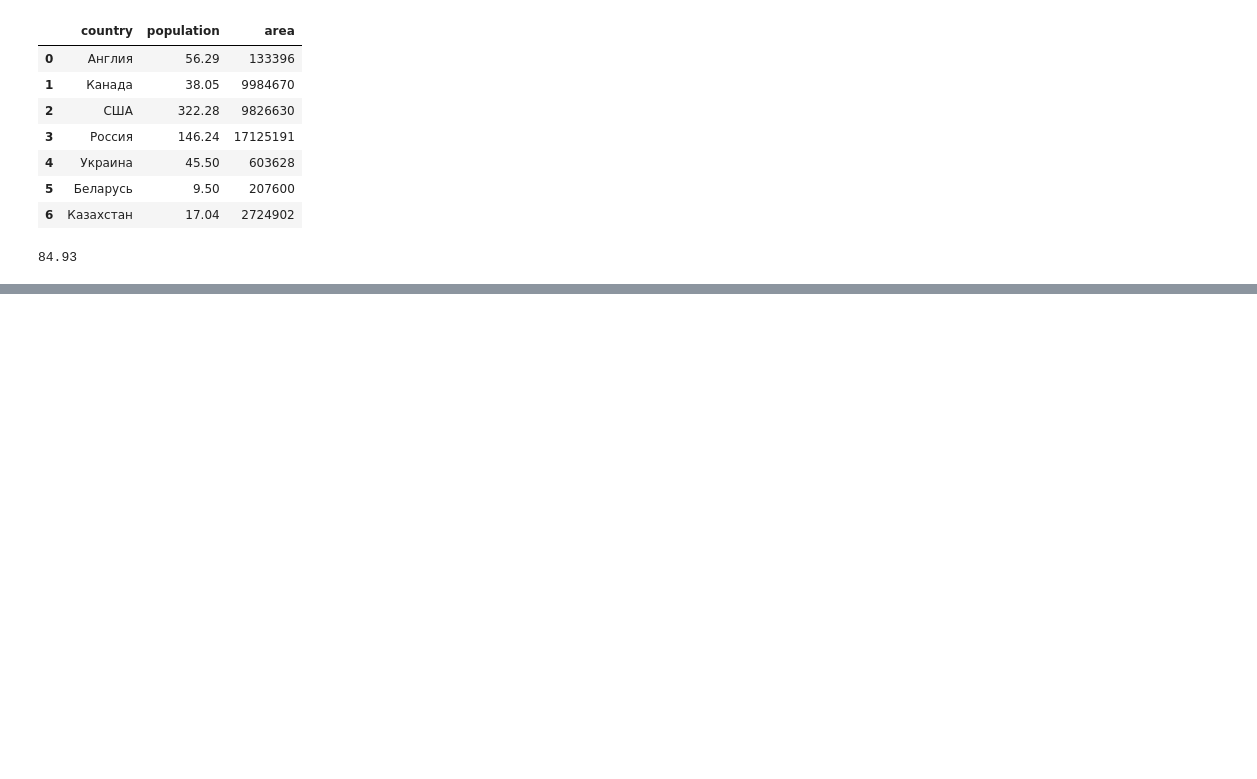
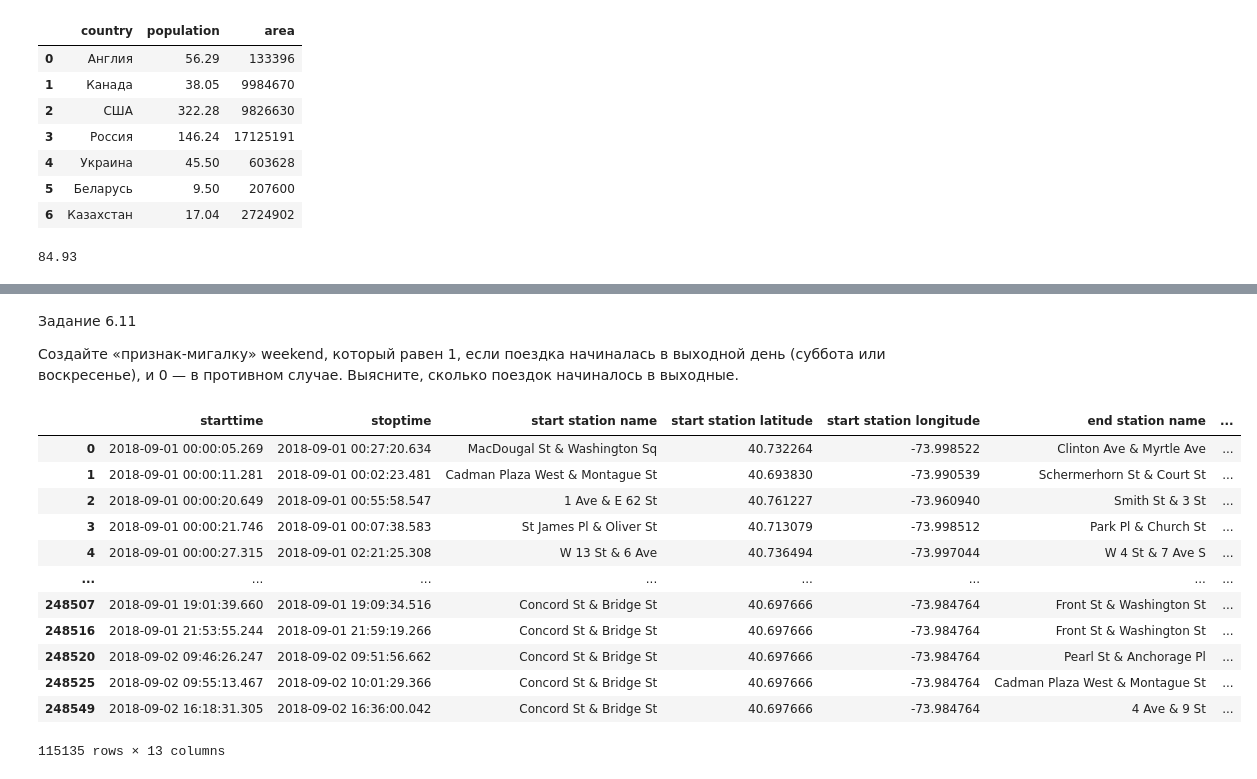
Before and after one commit to vavilove001-lab/sf_data_science, a Jupyter notebook: Notes/Pandas/ex.ipynb, the cells around one changed output, grey strips where cells are left out. Cells and saved outputs as stored; diff of their text form; code cells hidden in the pictures; blank space fills up the shorter version.

```diff
--- a/Notes/Pandas/ex.ipynb
+++ b/Notes/Pandas/ex.ipynb
@@ -285,0 +509,3 @@ print(round(res,2))
+# %%
+Citi_Bike['starttime'] = pd.to_datetime(Citi_Bike['starttime'], dayfirst=False)
+display(Citi_Bike['starttime'])
@@ -285,0 +525,3 @@ print(round(res,2))
+# %%
+Citi_Bike['stoptime'] = pd.to_datetime(Citi_Bike['stoptime'], dayfirst=False)
+display(Citi_Bike['stoptime'])
@@ -285,0 +541,3 @@ print(round(res,2))
+# %%
+Citi_Bike['trip_duration'] = Citi_Bike['stoptime'] - Citi_Bike['starttime']
+display(Citi_Bike['trip_duration'][3])
@@ -285,0 +569,21 @@ print(round(res,2))
+# %% [markdown]
+Задание 6.11
+
+Создайте «признак-мигалку» weekend, который равен 1, если поездка начиналась в выходной день (суббота или воскресенье), и 0 — в противном случае. Выясните, сколько поездок начиналось в выходные.
+# %%
+mask_weekend = (Citi_Bike['starttime'].dt.dayofweek == 5) | (Citi_Bike['starttime'].dt.dayofweek == 6)
+Citi_Bike[mask_weekend]
+# %% [output]
+|  | starttime | stoptime | start station name | start station latitude | start station longitude | end station name | ... |
+| 0 | 2018-09-01 00:00:05.269 | 2018-09-01 00:27:20.634 | MacDougal St & Washington Sq | 40.732264 | -73.998522 | Clinton Ave & Myrtle Ave | ... |
+| 1 | 2018-09-01 00:00:11.281 | 2018-09-01 00:02:23.481 | Cadman Plaza West & Montague St | 40.693830 | -73.990539 | Schermerhorn St & Court St | ... |
+| 2 | 2018-09-01 00:00:20.649 | 2018-09-01 00:55:58.547 | 1 Ave & E 62 St | 40.761227 | -73.960940 | Smith St & 3 St | ... |
+| 3 | 2018-09-01 00:00:21.746 | 2018-09-01 00:07:38.583 | St James Pl & Oliver St | 40.713079 | -73.998512 | Park Pl & Church St | ... |
+| 4 | 2018-09-01 00:00:27.315 | 2018-09-01 02:21:25.308 | W 13 St & 6 Ave | 40.736494 | -73.997044 | W 4 St & 7 Ave S | ... |
+| ... | ... | ... | ... | ... | ... | ... | ... |
+| 248507 | 2018-09-01 19:01:39.660 | 2018-09-01 19:09:34.516 | Concord St & Bridge St | 40.697666 | -73.984764 | Front St & Washington St | ... |
+| 248516 | 2018-09-01 21:53:55.244 | 2018-09-01 21:59:19.266 | Concord St & Bridge St | 40.697666 | -73.984764 | Front St & Washington St | ... |
+| 248520 | 2018-09-02 09:46:26.247 | 2018-09-02 09:51:56.662 | Concord St & Bridge St | 40.697666 | -73.984764 | Pearl St & Anchorage Pl | ... |
+| 248525 | 2018-09-02 09:55:13.467 | 2018-09-02 10:01:29.366 | Concord St & Bridge St | 40.697666 | -73.984764 | Cadman Plaza West & Montague St | ... |
+| 248549 | 2018-09-02 16:18:31.305 | 2018-09-02 16:36:00.042 | Concord St & Bridge St | 40.697666 | -73.984764 | 4 Ave & 9 St | ... |
+115135 rows × 13 columns
```
Also changed, not shown: parts of 36 cells of this notebook, 4 other files.
